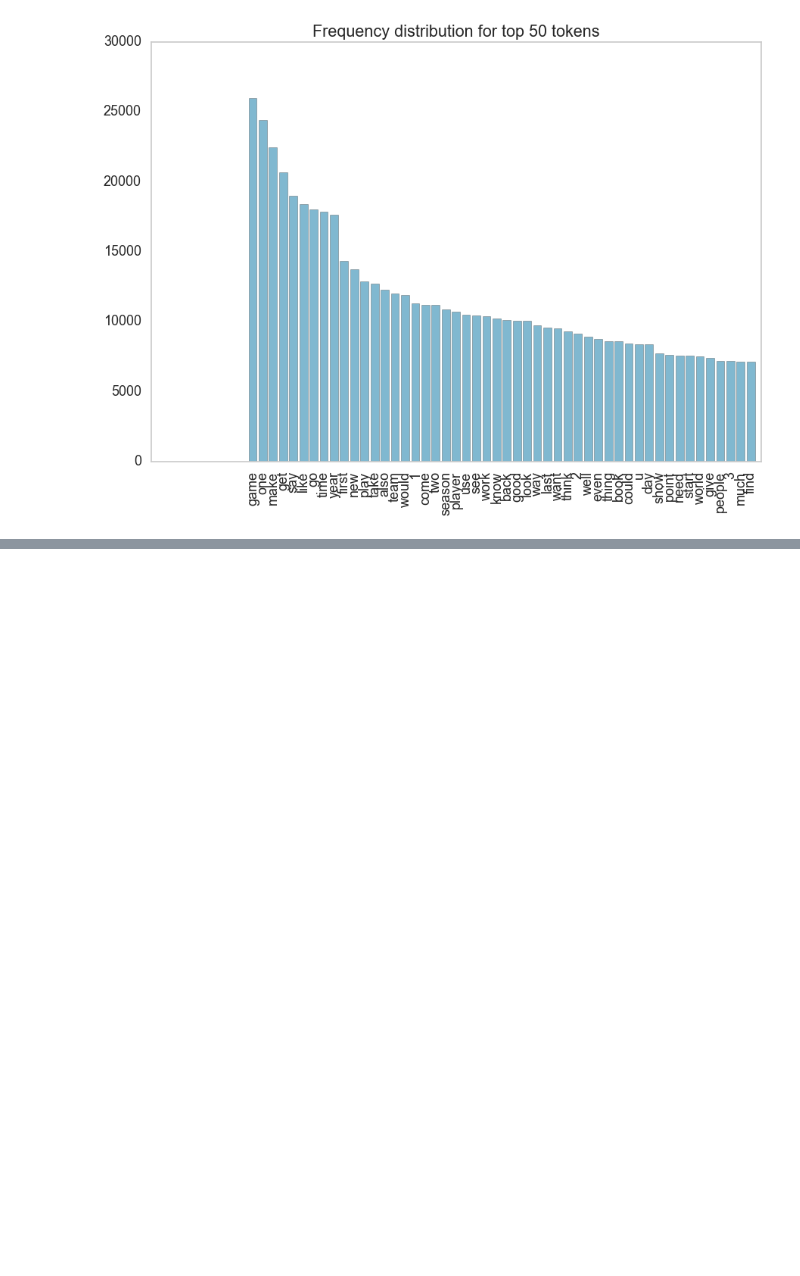
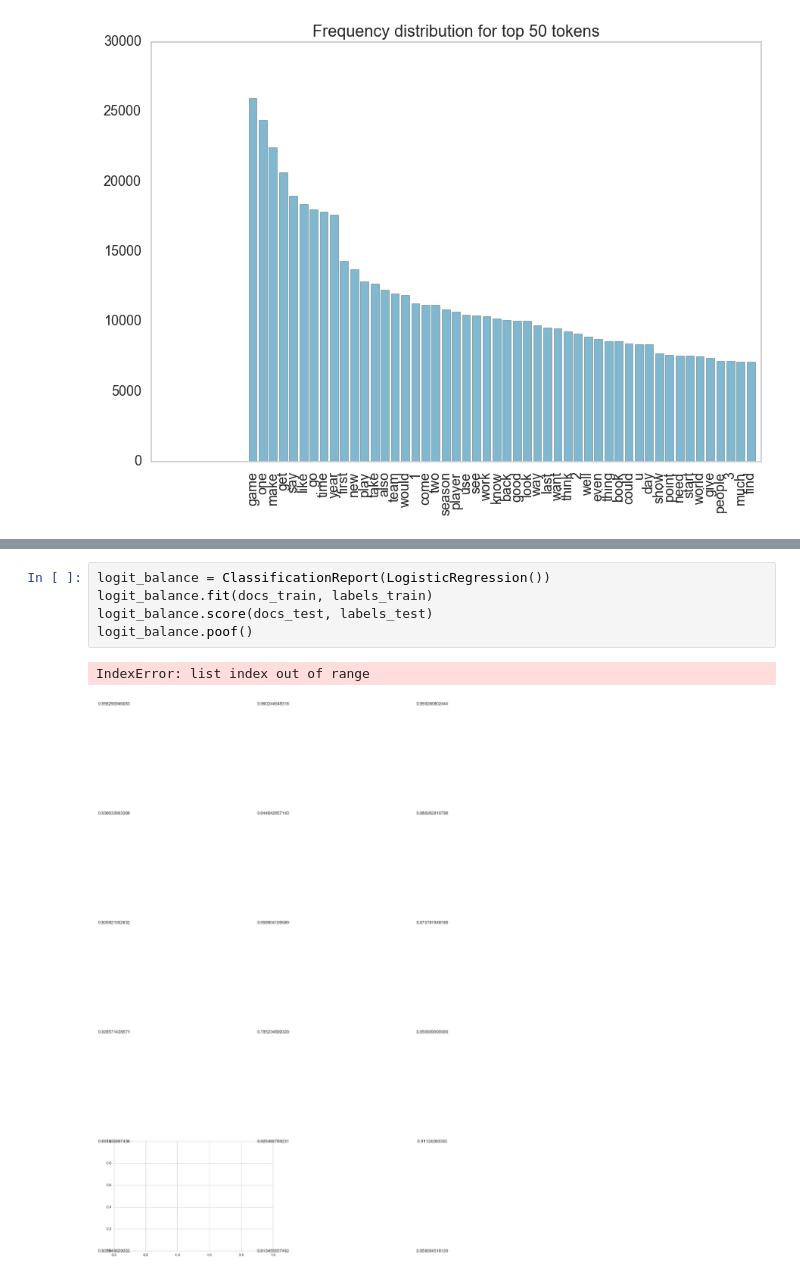
Before and after one commit to DistrictDataLabs/yellowbrick, a Jupyter notebook: examples/bbengfort/testing.ipynb, the cells around one changed output, grey strips where cells are left out. Drawn from its saved outputs; the diff is of its cells as text; blank space fills up the shorter version.

```diff
--- a/examples/bbengfort/testing.ipynb
+++ b/examples/bbengfort/testing.ipynb
@@ -192,0 +242,8 @@ viz.poof()
+# %%
+logit_balance = ClassificationReport(LogisticRegression())
+logit_balance.fit(docs_train, labels_train)
+logit_balance.score(docs_test, labels_test)
+logit_balance.poof()
+# %% [output]
+IndexError: list index out of range
+[figure, added]
```
Also changed, not shown: parts of 7 cells of this notebook, 3 other files.
